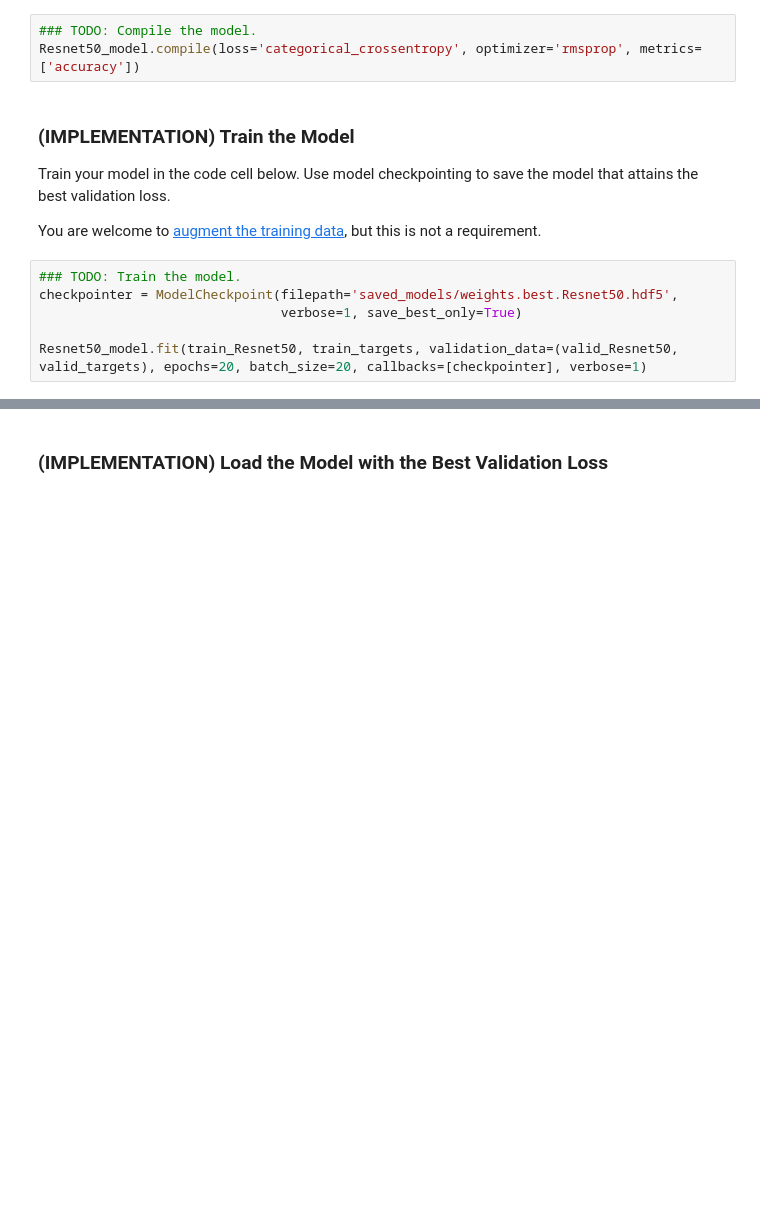
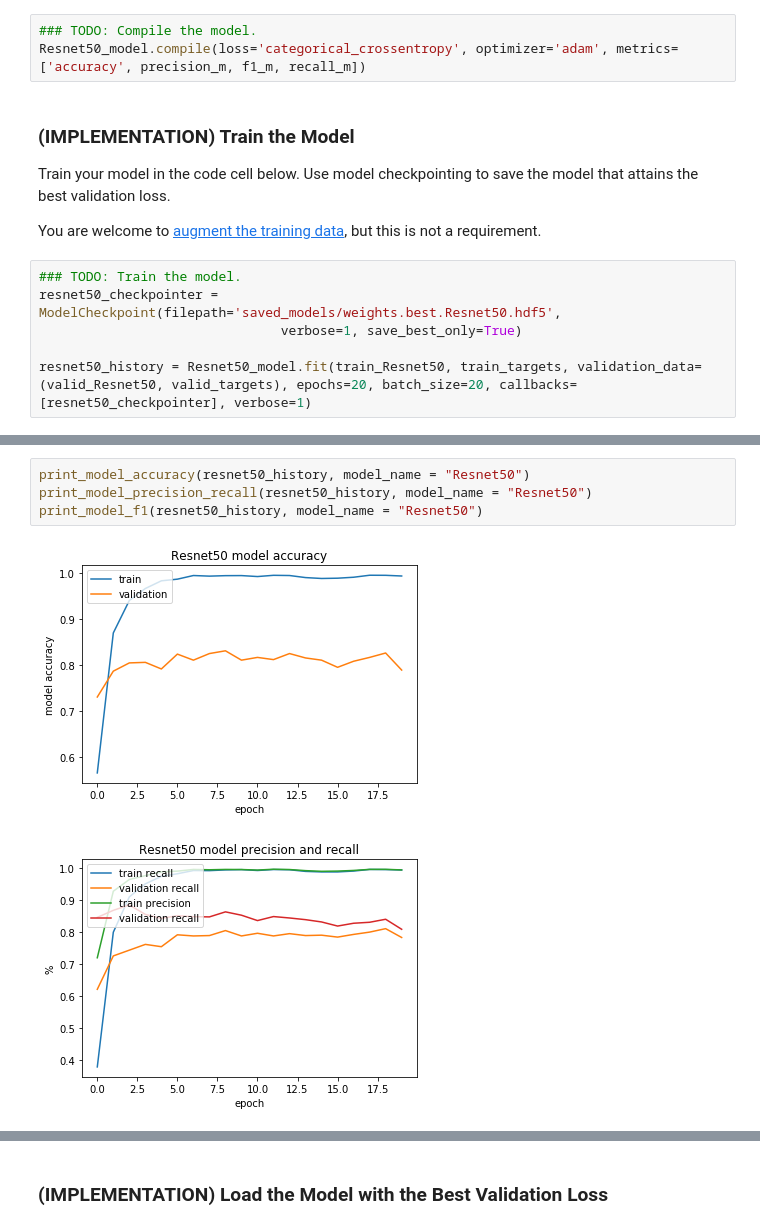
Before and after one commit to nevin-watkins/dog_breed_app, a Jupyter notebook: dog_app.ipynb, the cells around one changed output, grey strips where cells are left out. Drawn from its saved outputs; the diff is of its cells as text; blank space fills up the shorter version.

```diff
--- a/dog_app.ipynb
+++ b/dog_app.ipynb
@@ -667,7 +733,7 @@ _________________________________________________________________
 ### (IMPLEMENTATION) Compile the Model
 # %%
 ### TODO: Compile the model.
-Resnet50_model.compile(loss='categorical_crossentropy', optimizer='rmsprop', metrics=['accuracy'])
+Resnet50_model.compile(loss='categorical_crossentropy', optimizer='adam', metrics=['accuracy', precision_m, f1_m, recall_m])
 # %% [markdown]
 ### (IMPLEMENTATION) Train the Model
 
@@ -676,10 +742,10 @@ Train your model in the code cell below.  Use model checkpointing to save the mo
 You are welcome to [augment the training data](https://blog.keras.io/building-powerful-image-classification-models-using-very-little-data.html), but this is not a requirement.
 # %%
 ### TODO: Train the model.
-checkpointer = ModelCheckpoint(filepath='saved_models/weights.best.Resnet50.hdf5',
+resnet50_checkpointer = ModelCheckpoint(filepath='saved_models/weights.best.Resnet50.hdf5',
                                verbose=1, save_best_only=True)
 
-Resnet50_model.fit(train_Resnet50, train_targets, validation_data=(valid_Resnet50, valid_targets), epochs=20, batch_size=20, callbacks=[checkpointer], verbose=1)
+resnet50_history = Resnet50_model.fit(train_Resnet50, train_targets, validation_data=(valid_Resnet50, valid_targets), epochs=20, batch_size=20, callbacks=[resnet50_checkpointer], verbose=1)
 # %% [output]
 Train on 6680 samples, validate on 835 samples
 Epoch 1/20
@@ -701,0 +767,7 @@ Epoch 20/20
+# %%
+print_model_accuracy(resnet50_history, model_name = "Resnet50")
+print_model_precision_recall(resnet50_history, model_name = "Resnet50")
+print_model_f1(resnet50_history, model_name = "Resnet50")
+# %% [output]
+[figure, added]
+[figure, added]
```
Also changed, not shown: parts of 24 cells of this notebook, 6 other files.
